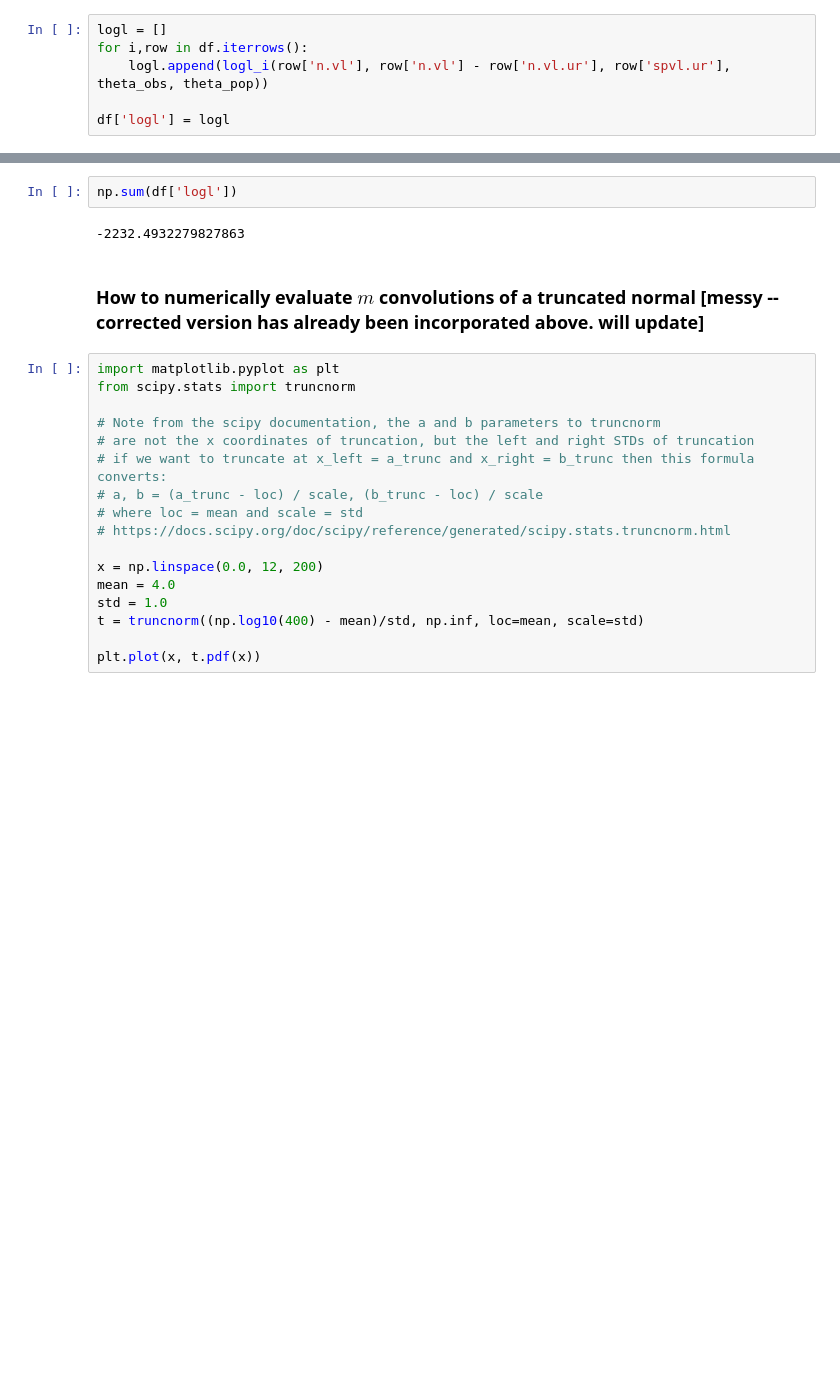
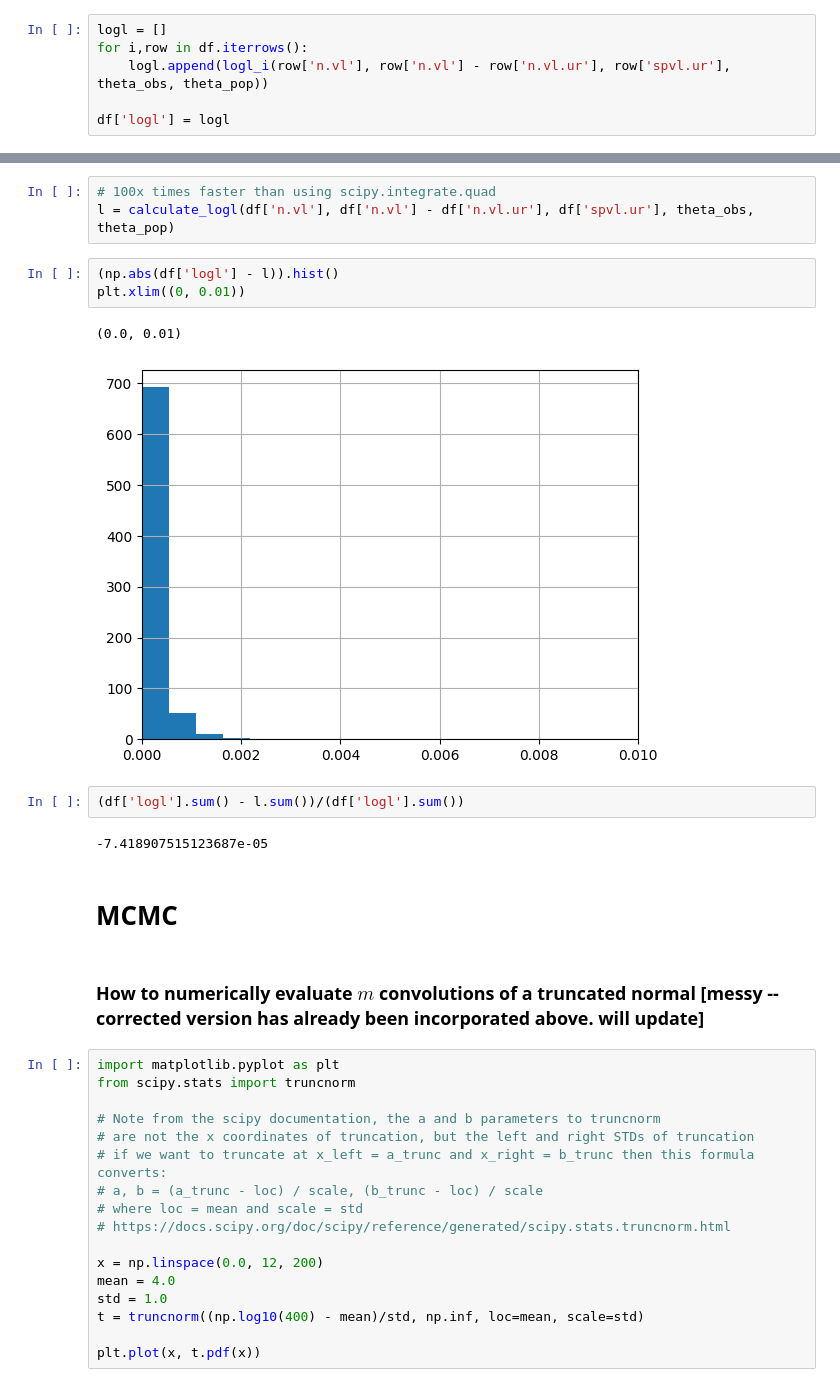
Before and after one commit to tanderson11/hiv-transmission-parameters, a Jupyter notebook: Blanquart/blanquart_analysis.ipynb, the cells around one changed output, grey strips where cells are left out. Cells and saved outputs as stored; diff of their text form; blank space fills up the shorter version.

```diff
--- a/Blanquart/blanquart_analysis.ipynb
+++ b/Blanquart/blanquart_analysis.ipynb
@@ -569,7 +622,18 @@ df['logl'] = logl
+# %%
+# 100x times faster than using scipy.integrate.quad
+l = calculate_logl(df['n.vl'], df['n.vl'] - df['n.vl.ur'], df['spvl.ur'], theta_obs, theta_pop)
+# %%
+(np.abs(df['logl'] - l)).hist()
+plt.xlim((0, 0.01))
+# %% [output]
+(0.0, 0.01)
+[figure, added]
 # %%
-np.sum(df['logl'])
+(df['logl'].sum() - l.sum())/(df['logl'].sum())
 # %% [output]
--2232.4932279827863
+-7.418907515123687e-05
+# %% [markdown]
+# MCMC
 # %% [markdown]
 ### How to numerically evaluate $m$ convolutions of a truncated normal [messy -- corrected version has already been incorporated above. will update]
 # %%
```
Also changed, not shown: parts of 17 cells of this notebook.
